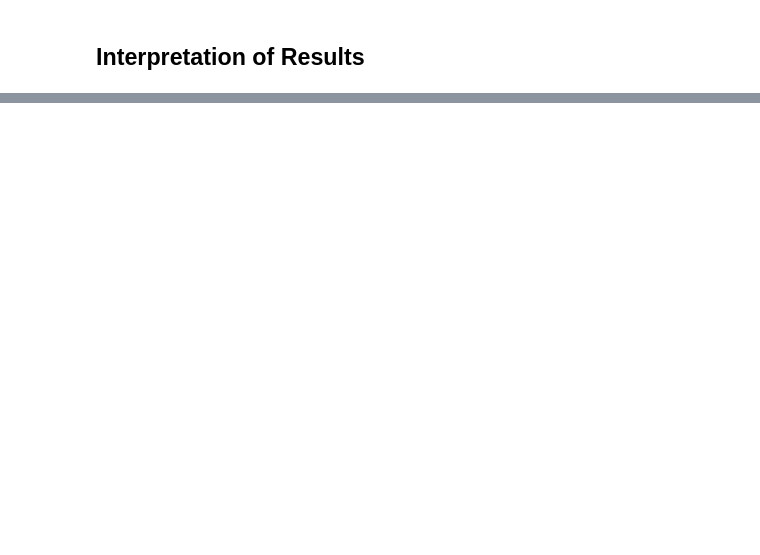
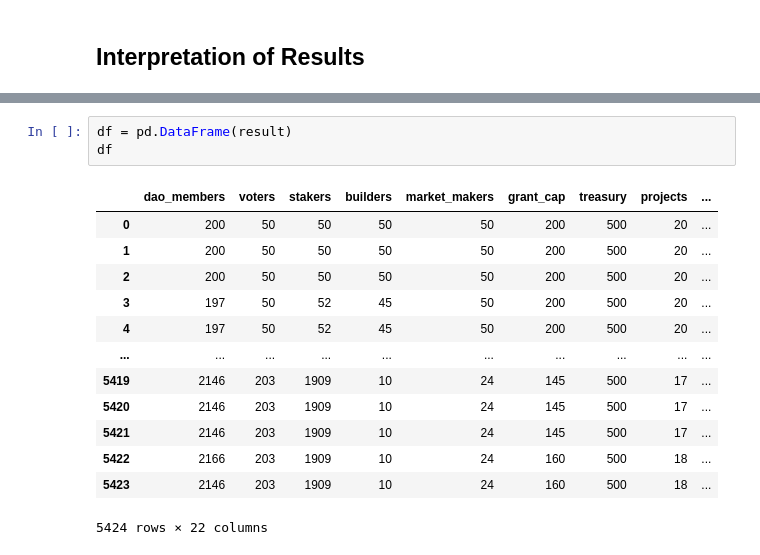
Before and after one commit to marc4gov/rnet-oceandao, a Jupyter notebook: rnet-oceandao.ipynb, the cells around one changed output, grey strips where cells are left out. Drawn from its saved outputs; the diff is of its cells as text; blank space fills up the shorter version.

```diff
--- a/rnet-oceandao.ipynb
+++ b/rnet-oceandao.ipynb
@@ -244,0 +144,17 @@ monte_carlo_plot(dfs1, 'unsound_projects')
+# %%
+df = pd.DataFrame(result)
+df
+# %% [output]
+|  | dao_members | voters | stakers | builders | market_makers | grant_cap | treasury | projects | ... |
+| 0 | 200 | 50 | 50 | 50 | 50 | 200 | 500 | 20 | ... |
+| 1 | 200 | 50 | 50 | 50 | 50 | 200 | 500 | 20 | ... |
+| 2 | 200 | 50 | 50 | 50 | 50 | 200 | 500 | 20 | ... |
+| 3 | 197 | 50 | 52 | 45 | 50 | 200 | 500 | 20 | ... |
+| 4 | 197 | 50 | 52 | 45 | 50 | 200 | 500 | 20 | ... |
+| ... | ... | ... | ... | ... | ... | ... | ... | ... | ... |
+| 5419 | 2146 | 203 | 1909 | 10 | 24 | 145 | 500 | 17 | ... |
+| 5420 | 2146 | 203 | 1909 | 10 | 24 | 145 | 500 | 17 | ... |
+| 5421 | 2146 | 203 | 1909 | 10 | 24 | 145 | 500 | 17 | ... |
+| 5422 | 2166 | 203 | 1909 | 10 | 24 | 160 | 500 | 18 | ... |
+| 5423 | 2146 | 203 | 1909 | 10 | 24 | 160 | 500 | 18 | ... |
+5424 rows × 22 columns
```
Also changed, not shown: parts of 7 cells of this notebook, 4 other files.
